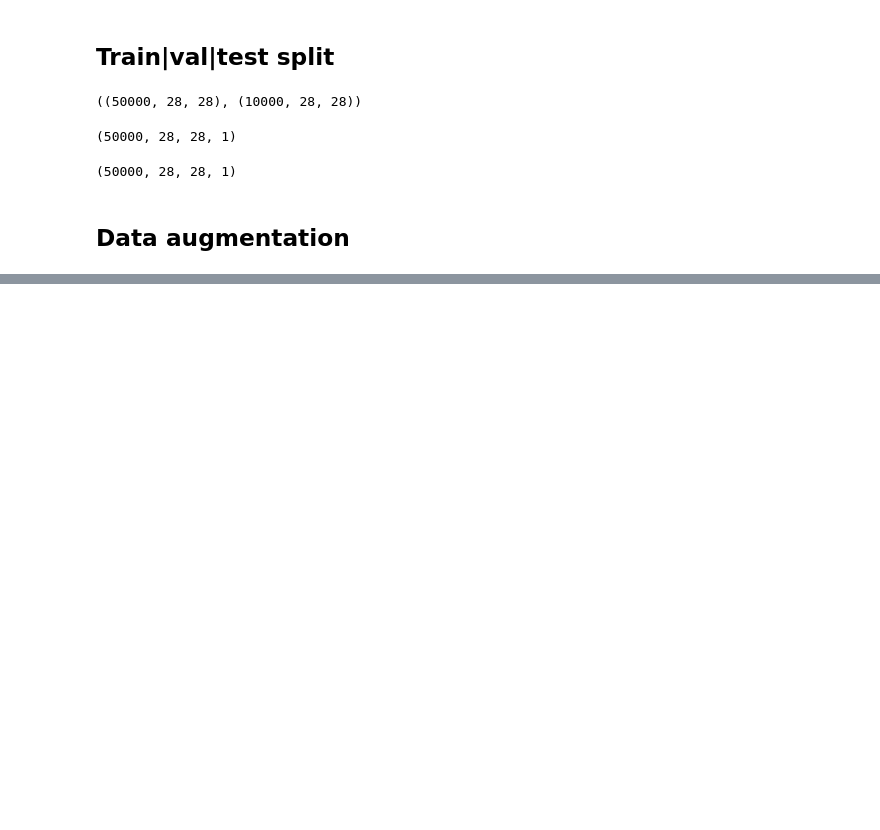
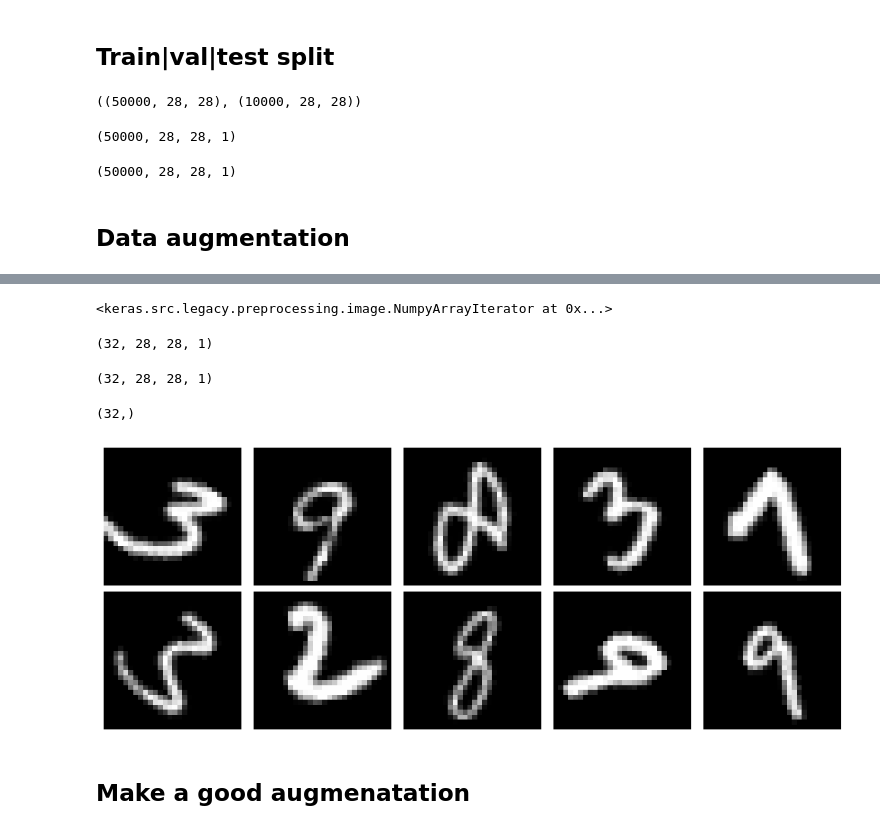
Before and after one commit to AIgineerAB/Artificial_Intelligence_HA24, a Jupyter notebook: code_alongs/Lec11_data_augmentation.ipynb, the cells around one changed output, grey strips where cells are left out. Saved outputs shown, nothing was run; the diff lists cells and outputs as text; code cells hidden in the pictures; blank space fills up the shorter version.

Commit message:
data augmentation

```diff
--- a/code_alongs/Lec11_data_augmentation.ipynb
+++ b/code_alongs/Lec11_data_augmentation.ipynb
@@ -71,0 +94,31 @@ X_train_val.shape
+# %%
+train_image_generator = ImageDataGenerator(rotation_range=90)
+
+# batch size 32 - used for mini-batch gradient descent - which gives us stochasticity in backpropagation
+# flow is used for regenerating images after it has been exhausted
+# this is because we will train in many epochs
+train_generator = train_image_generator.flow(X_train, y_train, batch_size=32)
+
+train_generator
+# %% [output]
+<keras.src.legacy.preprocessing.image.NumpyArrayIterator at 0x...>
+# %%
+# 32 gray scaled images - this is first batch
+train_generator[0][0].shape
+# %% [output]
+(32, 28, 28, 1)
+# %%
+train_generator[1][0].shape # 2nd batch
+# %% [output]
+(32, 28, 28, 1)
+# %%
+train_generator[1][1].shape # labels for 2nd batch
+# %% [output]
+(32,)
+# %%
+# illustrates what happens with up to 90° rotation
+plot_samples(next(train_generator)[0])
+# %% [output]
+[figure, added]
+# %% [markdown]
+## Make a good augmenatation
```
Also changed, not shown: parts of 2 cells of this notebook.
